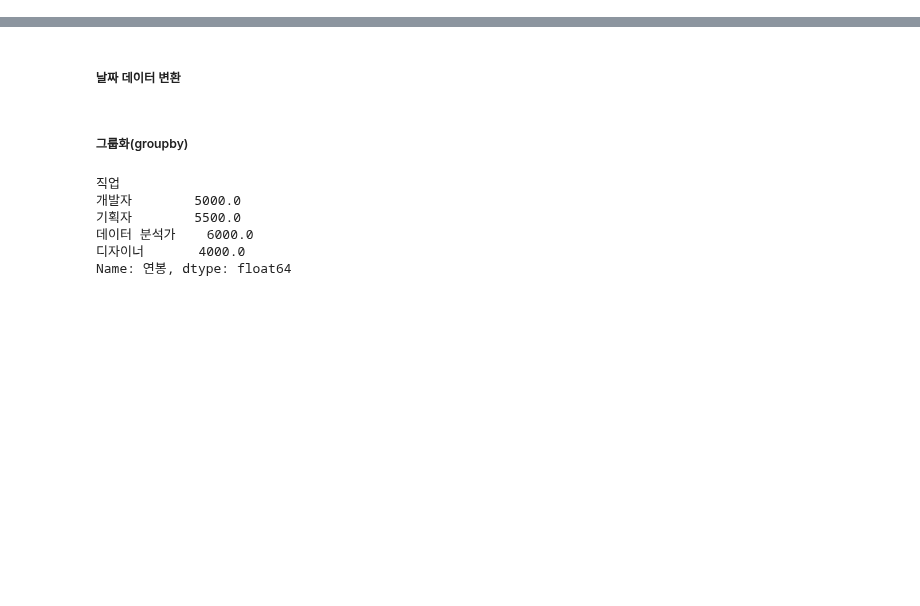
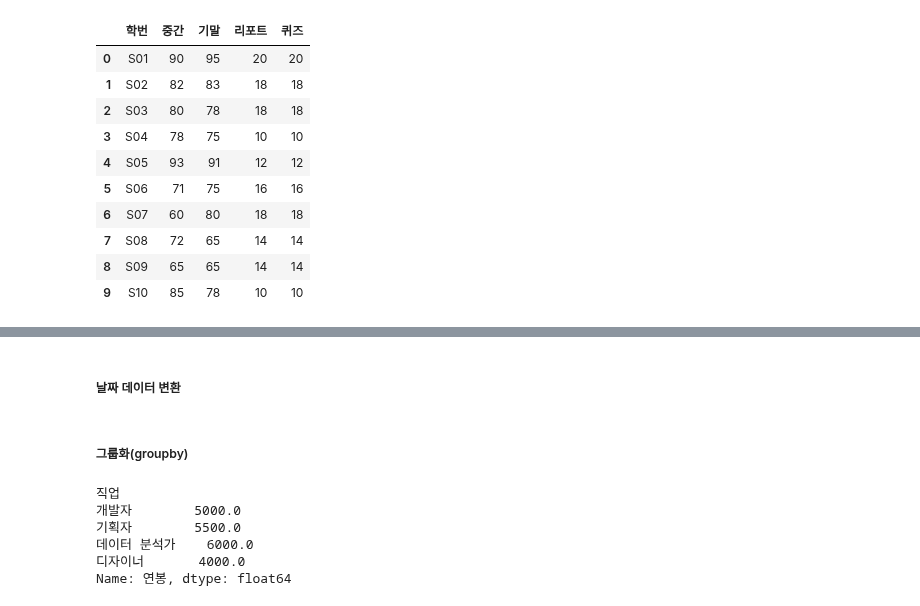
Before and after one commit to goldanghenry/Study, a Jupyter notebook: Python/data_analytics/Data_Preprocessing/basic.ipynb, the cells around one changed output, grey strips where cells are left out. Saved outputs shown, nothing was run; the diff lists cells and outputs as text; code cells hidden in the pictures; blank space fills up the shorter version.

```diff
--- a/Python/data_analytics/Data_Preprocessing/basic.ipynb
+++ b/Python/data_analytics/Data_Preprocessing/basic.ipynb
@@ -55,0 +226,5 @@ df['이름'] = df['이름'].str.upper() # 이름을 대문자로 변환
+# %%
+# 상관계수 구하기 : corr()
+df[['중간','기말']].corr()
+df1 = df.drop(columns='학번')
+df1.corr()
@@ -55,0 +239,5 @@ df['이름'] = df['이름'].str.upper() # 이름을 대문자로 변환
+# %%
+# 특정 열을 행 인덱스로 설정 - set_indx()
+# 학번과 같이 전체 행을 대표하는 열을 인덱스로 지정
+# 지정한 열은 인덱스 역할을 하기 때문에 열 이름으로 접근할 수 없음
+df.set_index('학번')
@@ -55,0 +257,17 @@ df['이름'] = df['이름'].str.upper() # 이름을 대문자로 변환
+# %%
+df1.index = df['학번']
+df1
+df2 = df1.reset_index()
+df2
+# %% [output]
+|  | 학번 | 중간 | 기말 | 리포트 | 퀴즈 |
+| 0 | S01 | 90 | 95 | 20 | 20 |
+| 1 | S02 | 82 | 83 | 18 | 18 |
+| 2 | S03 | 80 | 78 | 18 | 18 |
+| 3 | S04 | 78 | 75 | 10 | 10 |
+| 4 | S05 | 93 | 91 | 12 | 12 |
+| 5 | S06 | 71 | 75 | 16 | 16 |
+| 6 | S07 | 60 | 80 | 18 | 18 |
+| 7 | S08 | 72 | 65 | 14 | 14 |
+| 8 | S09 | 65 | 65 | 14 | 14 |
+| 9 | S10 | 85 | 78 | 10 | 10 |
```
Also changed, not shown: parts of 52 cells of this notebook, 23 other files.
